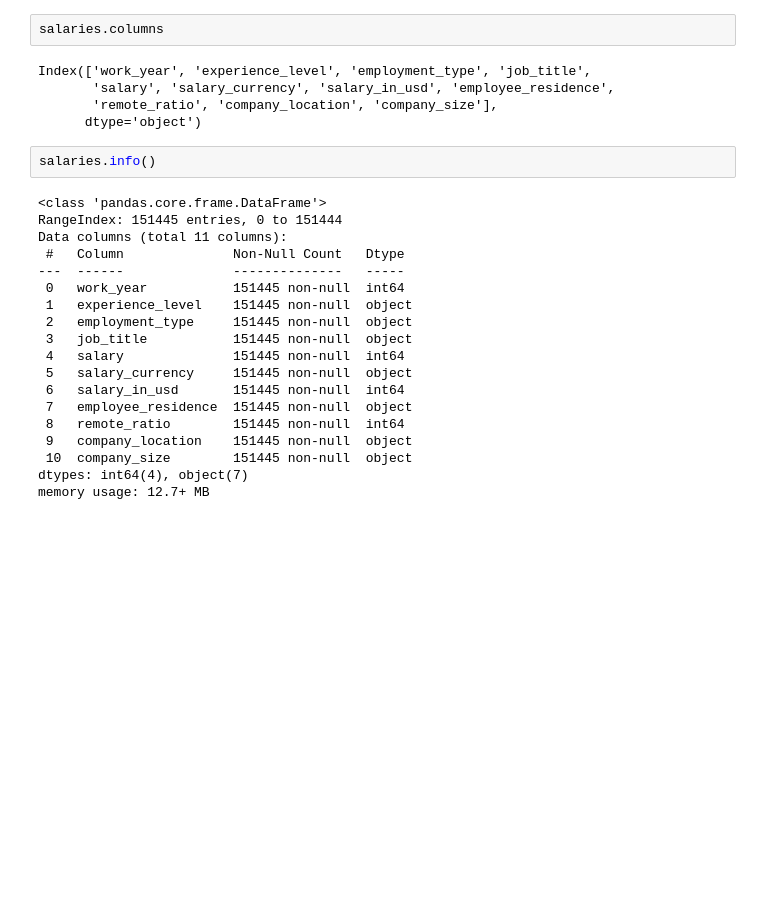
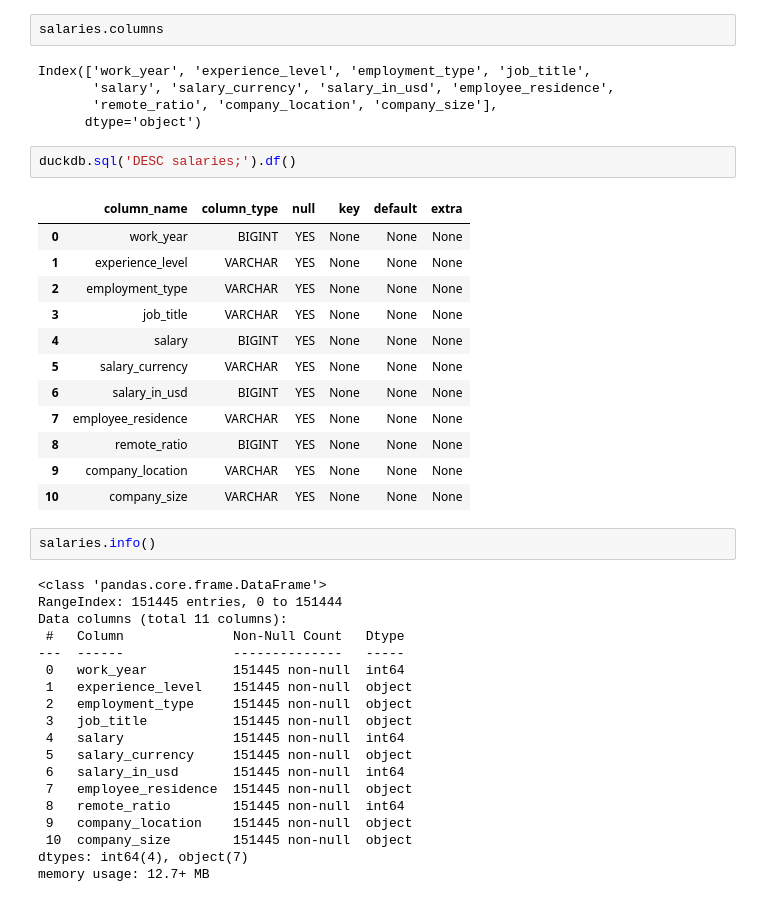
Before and after one commit to Lilit900/machine_learning_lilit_ajoyan_mlops25, a Jupyter notebook: exercises/exercise_0/salaries.ipynb, the cells around one changed output. Saved outputs shown, nothing was run; the diff lists cells and outputs as text; blank space fills up the shorter version.

```diff
--- a/exercises/exercise_0/salaries.ipynb
+++ b/exercises/exercise_0/salaries.ipynb
@@ -20,6 +20,21 @@ Index(['work_year', 'experience_level', 'employment_type', 'job_title',
        'salary', 'salary_currency', 'salary_in_usd', 'employee_residence',
        'remote_ratio', 'company_location', 'company_size'],
       dtype='object')
+# %%
+duckdb.sql('DESC salaries;').df()
+# %% [output]
+|  | column_name | column_type | null | key | default | extra |
+| 0 | work_year | BIGINT | YES | None | None | None |
+| 1 | experience_level | VARCHAR | YES | None | None | None |
+| 2 | employment_type | VARCHAR | YES | None | None | None |
+| 3 | job_title | VARCHAR | YES | None | None | None |
+| 4 | salary | BIGINT | YES | None | None | None |
+| 5 | salary_currency | VARCHAR | YES | None | None | None |
+| 6 | salary_in_usd | BIGINT | YES | None | None | None |
+| 7 | employee_residence | VARCHAR | YES | None | None | None |
+| 8 | remote_ratio | BIGINT | YES | None | None | None |
+| 9 | company_location | VARCHAR | YES | None | None | None |
+| 10 | company_size | VARCHAR | YES | None | None | None |
 # %%
 salaries.info()
 # %% [output]
```
Also changed, not shown: parts of 3 cells of this notebook.
